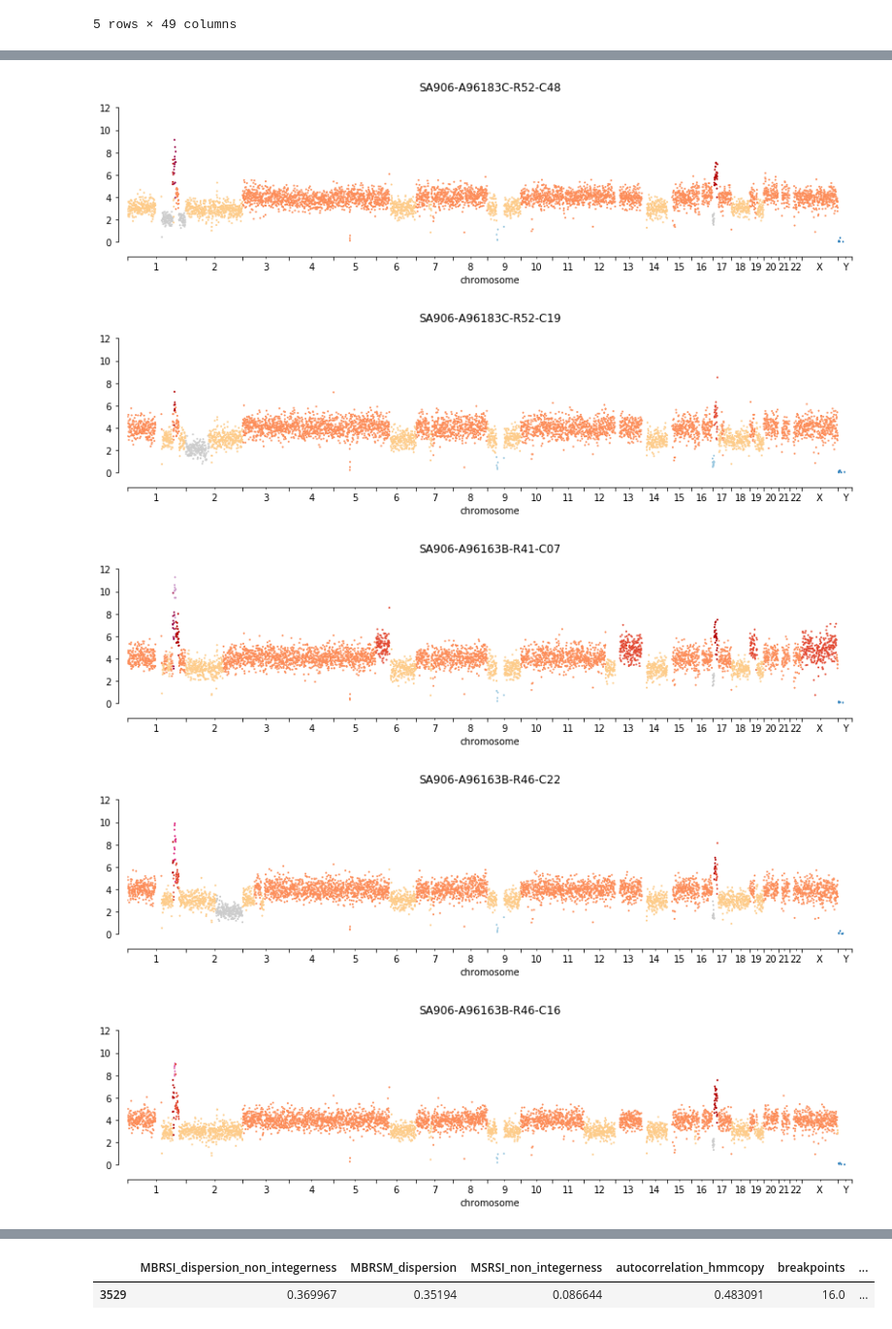
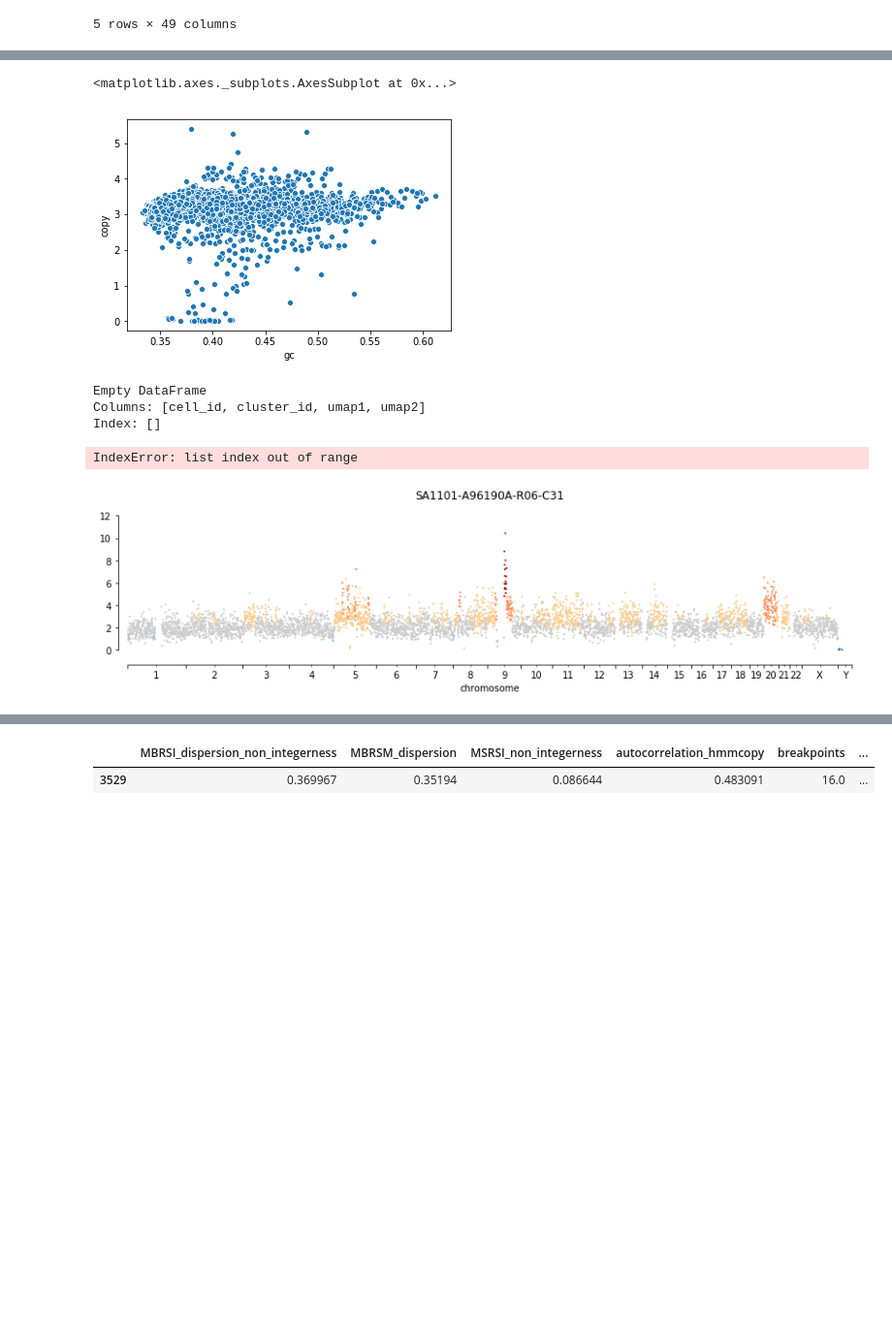
Before and after one commit to shahcompbio/scgenome-deprecated, a Jupyter notebook: notebooks/htert.ipynb, the cells around one changed output, grey strips where cells are left out. Shown at 97% size. Cells and saved outputs as stored; diff of their text form; code cells hidden in the pictures; blank space fills up the shorter version.

```diff
--- a/notebooks/htert.ipynb
+++ b/notebooks/htert.ipynb
@@ -387,10 +530,10 @@ plot_clone_cn.head()
 
 import matplotlib
 
-plot_cluster_id = 4
+plot_cluster_id = 47
 
 fig = plt.figure(figsize=(14, 3))
 ax = fig.add_subplot(111)
 scgenome.cnplot.plot_cell_cn_profile(
-    ax, plot_clone_cn.query('cluster_id == "{}"'.format(plot_cluster_id)), 'copy', 'state')
+    ax, plot_clone_cn.query(f'cluster_id == "{plot_cluster_id}"'), 'copy', 'state')
 # %% [output]
@@ -398,21 +541,33 @@ scgenome.cnplot.plot_cell_cn_profile(
+# %%
+
+seaborn.scatterplot(
+    'gc', 'copy',
+    data=plot_clone_cn[plot_clone_cn['copy'] < 8].query(f'cluster_id == "{plot_cluster_id}"'))
+# %% [output]
+<matplotlib.axes._subplots.AxesSubplot at 0x...>
+[figure, added]
 # %%
 
 plot_cell_ids = (
-    clusters.merge(metrics_data[['cell_id', 'is_mitotic_error', 'is_mitotic_catastrophe']])
-    .query('is_mitotic_error == 1')
-    .query('is_mitotic_catastrophe == 0')
+    clusters#.merge(metrics_data[['cell_id', 'is_mitotic_error', 'is_mitotic_catastrophe']])
+#     .query('is_mitotic_error == 1')
+#     .query('is_mitotic_catastrophe == 0')
     .query('cluster_id == "{}"'.format(plot_cluster_id))['cell_id'].values)
+
+debug_cell_id = 'SA1101-A96190A-R06-C31'
+plot_cell_ids = [debug_cell_id]
+print(clusters.query(f'cell_id == "{debug_cell_id}"'))
 
 for i in range(20):
     cell_id = plot_cell_ids[i]
     fig = plt.figure(figsize=(14, 3))
     ax = fig.add_subplot(111)
     ax.set_title(cell_id)
     scgenome.cnplot.plot_cell_cn_profile(
         ax, cn_data.query('cell_id == "{}"'.format(cell_id)), 'copy', 'state')
 # %% [output]
+Empty DataFrame
+Columns: [cell_id, cluster_id, umap1, umap2]
+Index: []
+IndexError: list index out of range
-[figure, old version]
+[figure, new version]
-[figure, removed]
-[figure, removed]
-[figure, removed]
-[figure, removed]
```
Also changed, not shown: parts of 29 cells of this notebook.
